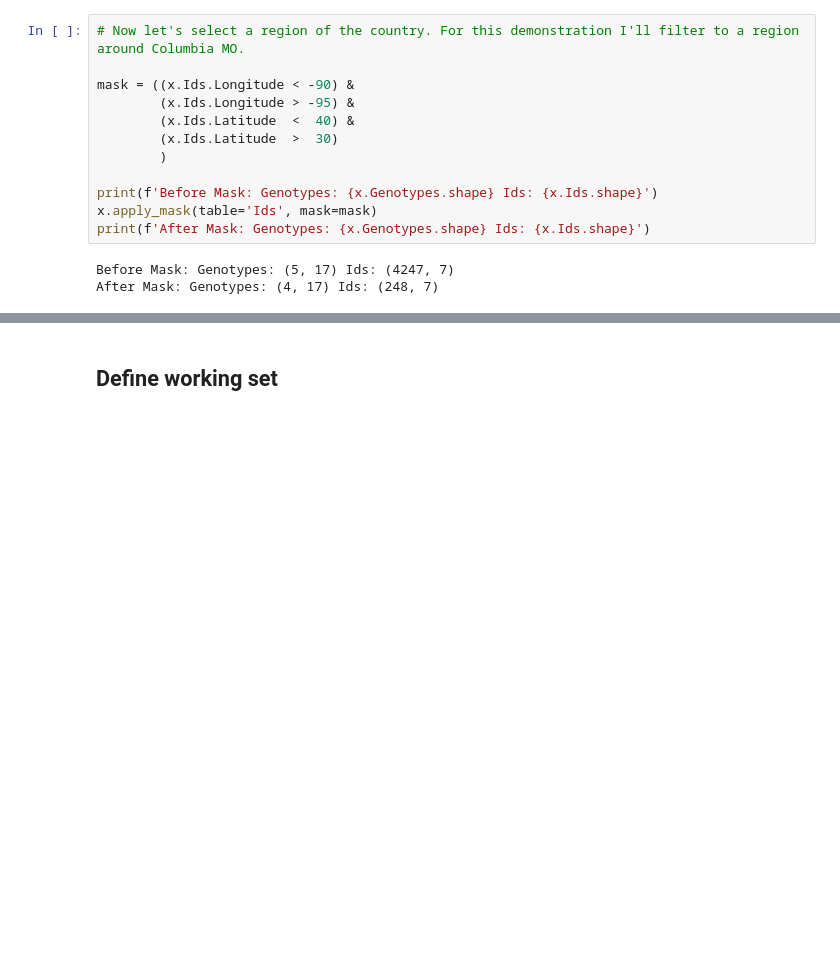
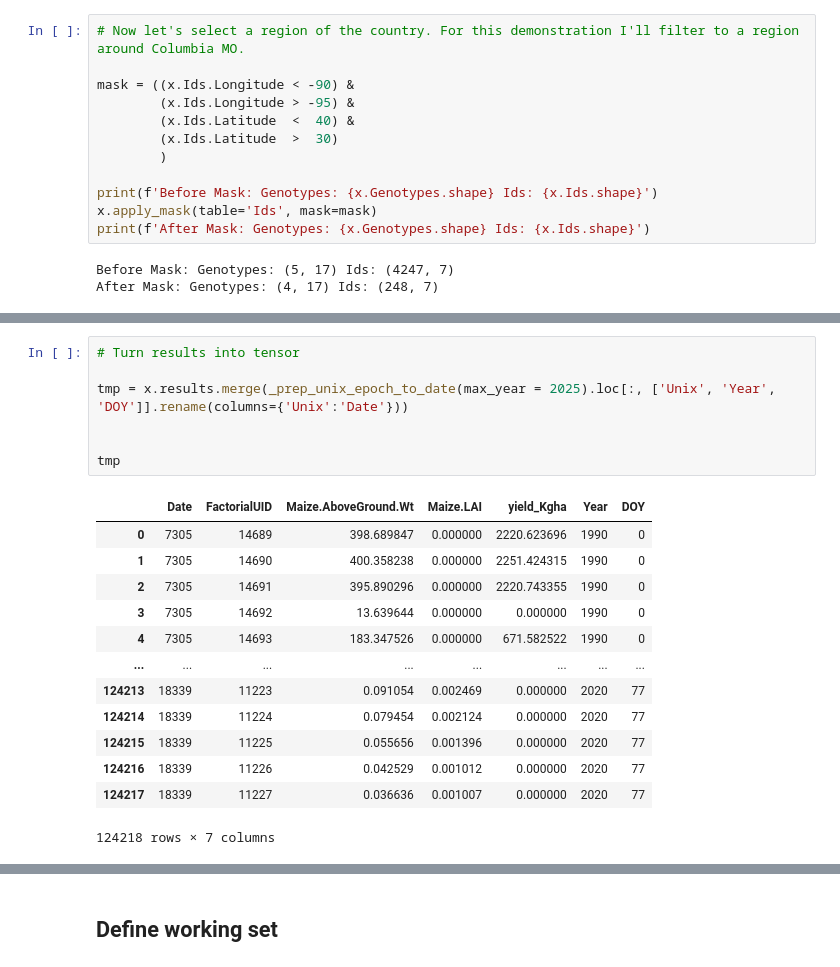
Before and after one commit to DanielKick-USDA/apsimxml, a Jupyter notebook: nbs/02_parquet_dataloader.ipynb, the cells around one changed output, grey strips where cells are left out. Saved outputs shown, nothing was run; the diff lists cells and outputs as text; blank space fills up the shorter version.

```diff
--- a/nbs/02_parquet_dataloader.ipynb
+++ b/nbs/02_parquet_dataloader.ipynb
@@ -217,0 +234,21 @@ x.results.shape
+# %%
+# Turn results into tensor
+
+tmp = x.results.merge(_prep_unix_epoch_to_date(max_year = 2025).loc[:, ['Unix', 'Year', 'DOY']].rename(columns={'Unix':'Date'}))
+
+
+tmp
+# %% [output]
+|  | Date | FactorialUID | Maize.AboveGround.Wt | Maize.LAI | yield_Kgha | Year | DOY |
+| 0 | 7305 | 14689 | 398.689847 | 0.000000 | 2220.623696 | 1990 | 0 |
+| 1 | 7305 | 14690 | 400.358238 | 0.000000 | 2251.424315 | 1990 | 0 |
+| 2 | 7305 | 14691 | 395.890296 | 0.000000 | 2220.743355 | 1990 | 0 |
+| 3 | 7305 | 14692 | 13.639644 | 0.000000 | 0.000000 | 1990 | 0 |
+| 4 | 7305 | 14693 | 183.347526 | 0.000000 | 671.582522 | 1990 | 0 |
+| ... | ... | ... | ... | ... | ... | ... | ... |
+| 124213 | 18339 | 11223 | 0.091054 | 0.002469 | 0.000000 | 2020 | 77 |
+| 124214 | 18339 | 11224 | 0.079454 | 0.002124 | 0.000000 | 2020 | 77 |
+| 124215 | 18339 | 11225 | 0.055656 | 0.001396 | 0.000000 | 2020 | 77 |
+| 124216 | 18339 | 11226 | 0.042529 | 0.001012 | 0.000000 | 2020 | 77 |
+| 124217 | 18339 | 11227 | 0.036636 | 0.001007 | 0.000000 | 2020 | 77 |
+124218 rows × 7 columns
```
Also changed, not shown: parts of 13 cells of this notebook.
